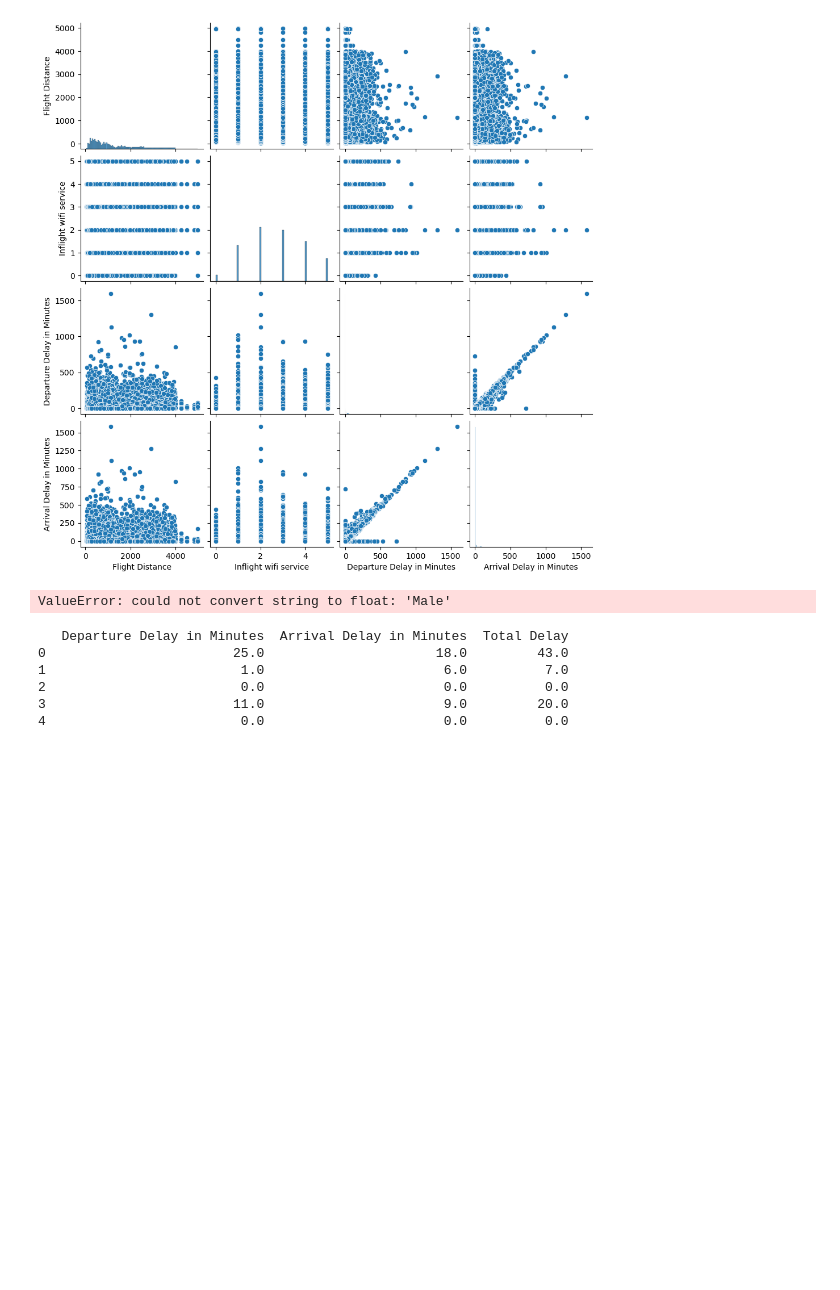
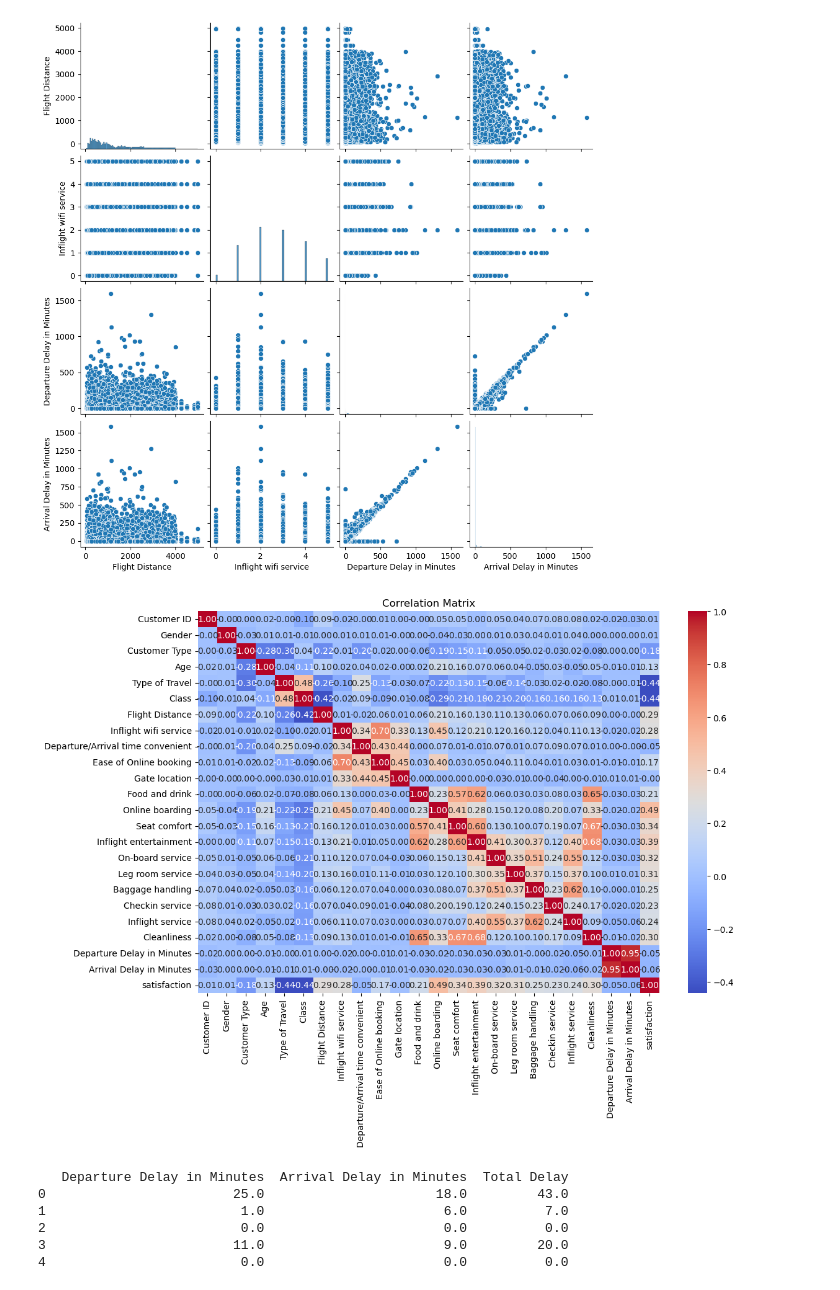
Before and after one commit to priyaaaahere/Airline-Customer-Satisfaction-Analysis, a Jupyter notebook: Airline_Customer_Satisfaction_Analysis.ipynb, the cells around one changed output. Drawn from its saved outputs; the diff is of its cells as text; code cells hidden in the pictures; blank space fills up the shorter version.

```diff
--- a/Airline_Customer_Satisfaction_Analysis.ipynb
+++ b/Airline_Customer_Satisfaction_Analysis.ipynb
@@ -230,16 +230,24 @@ plt.show()
 [figure]
 # %%
 # Correlation matrix for numerical columns
-correlation_matrix = df.corr() #calculates the correlation matrix for the numerical columns
+from sklearn.preprocessing import LabelEncoder
+
+df_encoded = df.copy()
+label_enc = LabelEncoder()
+
+for col in df_encoded.select_dtypes(include=['object']).columns:
+    df_encoded[col] = label_enc.fit_transform(df_encoded[col])
+
+correlation_matrix = df_encoded.corr() #calculates the correlation matrix for the numerical columns
 #The correlation matrix is a table that shows the pairwise correlation coefficients between the numerical variables
 
 # Plotting the correlation matrix as a heatmap
 plt.figure(figsize=(12, 8))
 sns.heatmap(correlation_matrix, annot=True, cmap='coolwarm', fmt='.2f')  #formatted with two decimal places
 plt.title('Correlation Matrix')
 plt.show()
 # %% [output]
-ValueError: could not convert string to float: 'Male'
+[figure, added]
 # %%
 df['Total Delay'] = df['Departure Delay in Minutes'] + df['Arrival Delay in Minutes']
 
```
Also changed, not shown: parts of 6 cells of this notebook.
